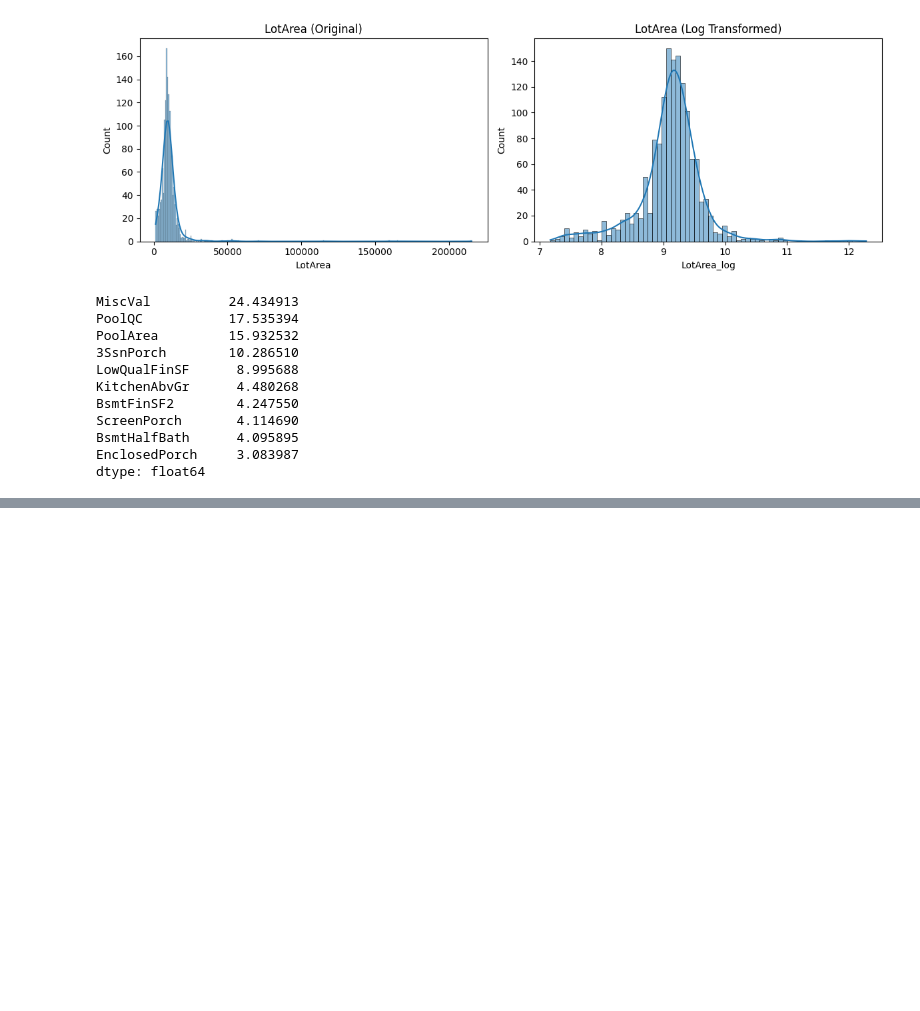
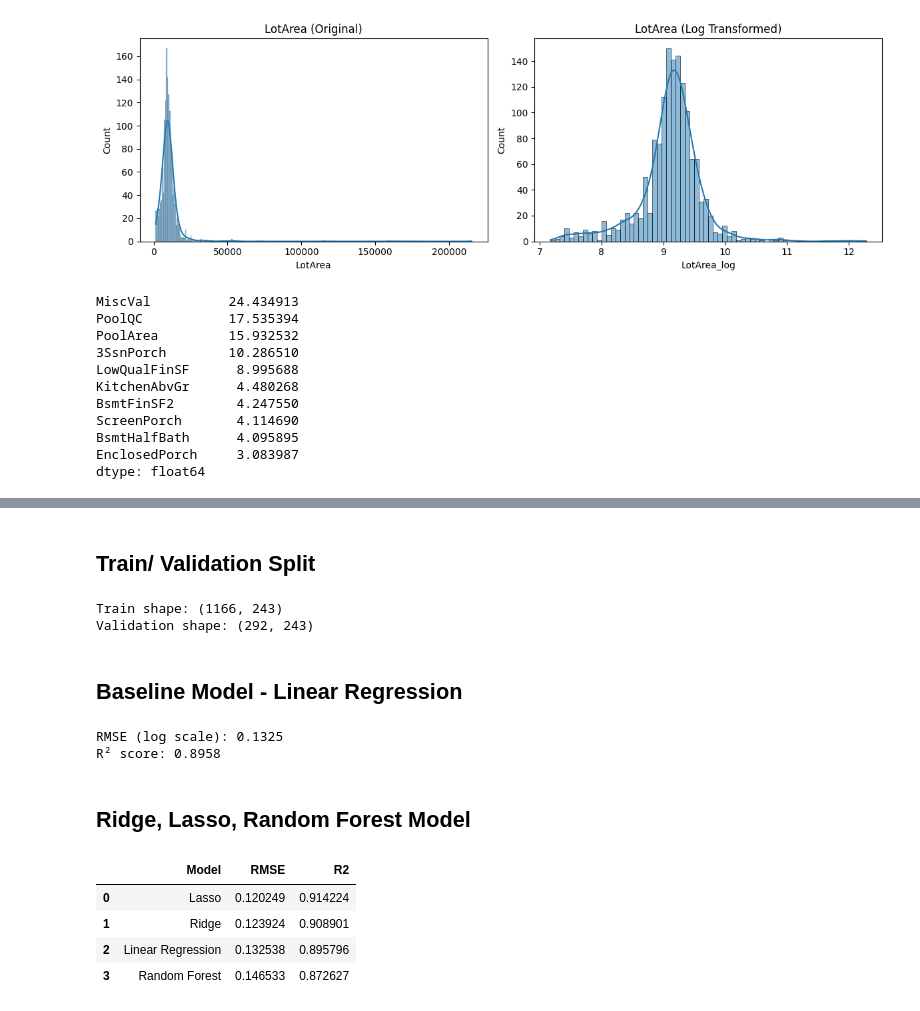
Before and after one commit to k-workproject/data-skills-roadmap, a Jupyter notebook: python-project/house_price_advance_regression.ipynb, the cells around one changed output, grey strips where cells are left out. Cells and saved outputs as stored; diff of their text form; code cells hidden in the pictures; blank space fills up the shorter version.

Commit message:
Run Model - Training 1.10.2026

```diff
--- a/python-project/house_price_advance_regression.ipynb
+++ b/python-project/house_price_advance_regression.ipynb
@@ -431,0 +434,66 @@ dtype: float64
+# %% [markdown]
+## Train/ Validation Split
+# %%
+from sklearn.model_selection import train_test_split
+
+X = train_data_model.drop(['Id', 'SalePrice'], axis=1)
+y_log = np.log1p(train_data_model['SalePrice'])
+
+X_train, X_val, y_train, y_val = train_test_split(
+    X, y_log, test_size=0.2, random_state=42
+)
+
+print(f"Train shape: {X_train.shape}")
+print(f"Validation shape: {X_val.shape}")
+# %% [output]
+Train shape: (1166, 243)
+Validation shape: (292, 243)
+# %% [markdown]
+## Baseline Model - Linear Regression
+# %%
+from sklearn.linear_model import LinearRegression
+from sklearn.metrics import mean_squared_error, r2_score
+
+lr_model = LinearRegression()
+lr_model.fit(X_train, y_train)
+
+y_pred_lr = lr_model.predict(X_val)
+
+rmse_lr = np.sqrt(mean_squared_error(y_val, y_pred_lr))
+r2_lr = r2_score(y_val, y_pred_lr)
+
+print(f"RMSE (log scale): {rmse_lr:.4f}")
+print(f"R² score: {r2_lr:.4f}")
+# %% [output]
+RMSE (log scale): 0.1325
+R² score: 0.8958
+# %% [markdown]
+## Ridge, Lasso, Random Forest Model
+# %%
+from sklearn.linear_model import Ridge, Lasso
+from sklearn.ensemble import RandomForestRegressor
+
+models = {
+    'Linear Regression': LinearRegression(),
+    'Ridge': Ridge(alpha=1.0, random_state=42),
+    'Lasso': Lasso(alpha=0.001, random_state=42),
+    'Random Forest': RandomForestRegressor(n_estimators=100, random_state=42),
+}
+
+results = []
+
+for name, model in models.items():
+    model.fit(X_train, y_train)
+    y_pred = model.predict(X_val)
+    rmse = np.sqrt(mean_squared_error(y_val, y_pred))
+    r2 = r2_score(y_val, y_pred)
+    results.append({'Model': name, 'RMSE': rmse, 'R2': r2})
+
+results_df = pd.DataFrame(results).sort_values('RMSE').reset_index(drop=True)
+results_df
+# %% [output]
+|  | Model | RMSE | R2 |
+| 0 | Lasso | 0.120249 | 0.914224 |
+| 1 | Ridge | 0.123924 | 0.908901 |
+| 2 | Linear Regression | 0.132538 | 0.895796 |
+| 3 | Random Forest | 0.146533 | 0.872627 |
```
Also changed, not shown: parts of 2 cells of this notebook.
